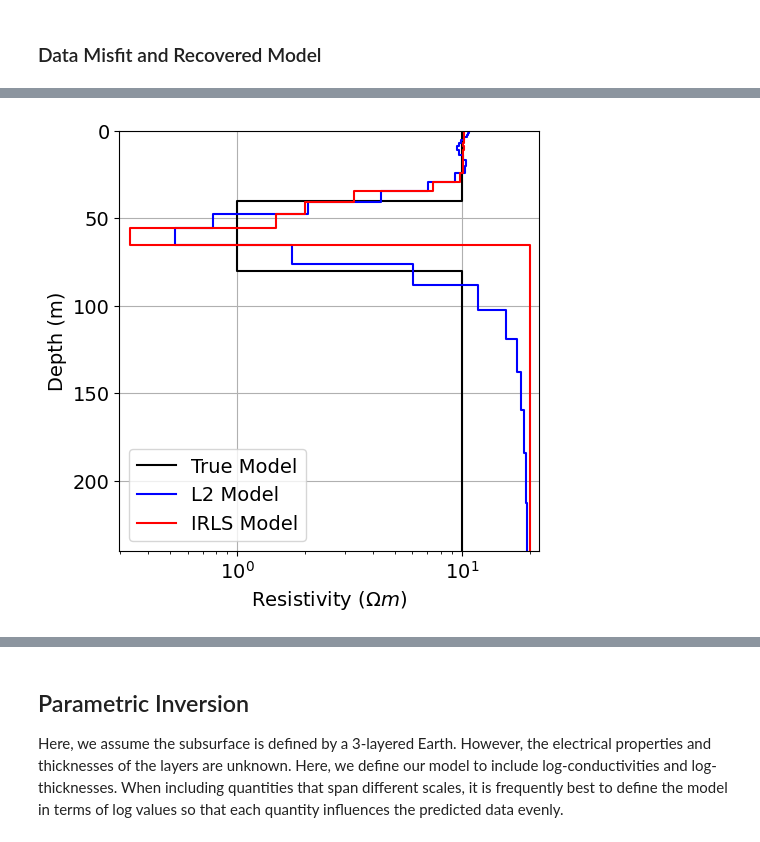
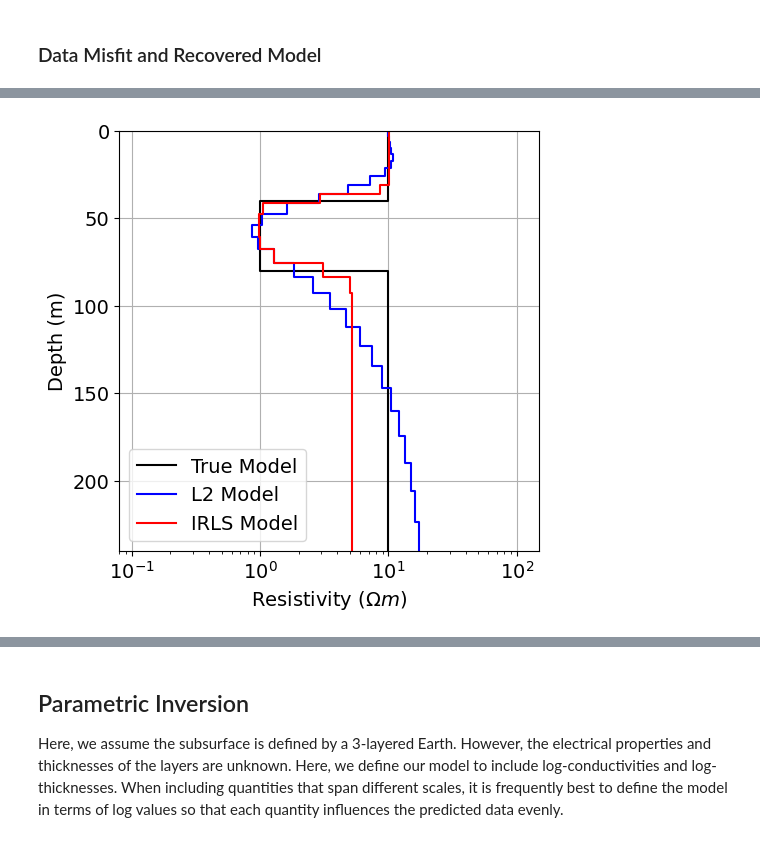
Before and after one commit to sgkang/targeted-inversion, a Jupyter notebook: inv_tdem_1d.ipynb, the cells around one changed output, grey strips where cells are left out. Saved outputs shown, nothing was run; the diff lists cells and outputs as text; code cells hidden in the pictures.

```diff
--- a/inv_tdem_1d.ipynb
+++ b/inv_tdem_1d.ipynb
@@ -202,9 +203,9 @@ print("MAXIMUM DIFFUSION DISTANCE: {} m".format(d_max))
 MINIMUM DIFFUSION DISTANCE: 12.5 m
 MAXIMUM DIFFUSION DISTANCE: 395.28470752104744 m
 # %%
-depth_min = 1  # top layer thickness
-depth_max = 800.0  # depth to lowest layer
-geometric_factor = 1.15  # rate of thickness increase
+depth_min = 3.  # top layer thickness
+depth_max = 300.0  # depth to lowest layer
+geometric_factor = 1.07  # rate of thickness increase
 # %%
 # Increase subsequent layer thicknesses by the geometric factors until
 # it reaches the maximum layer depth.
@@ -528,20 +548,21 @@ plt.show()
 # %%
 # Plot true model and recovered model
 fig = plt.figure(figsize=(6, 6))
 
 ax1 = fig.add_axes([0.2, 0.15, 0.7, 0.7])
 plot_1d_layer_model(true_layers, 1./true_conductivities, ax=ax1, color="k")
 plot_1d_layer_model(
     layer_thicknesses, 1./(log_conductivity_map * inv_prob_irls.l2model), ax=ax1, color="b"
 )
 plot_1d_layer_model(
     layer_thicknesses, 1./(log_conductivity_map * recovered_model_irls), ax=ax1, color="r"
 )
 ax1.grid()
 ax1.set_xlabel(r"Resistivity ($\Omega m$)")
-# ax1.set_xlim(0.8 * x_min, 1.5 * x_max)
+x_min, x_max = 0.1, 100
+ax1.set_xlim(0.8 * x_min, 1.5 * x_max)
 ax1.set_ylim([np.sum(true_layers), 0])
 ax1.legend(["True Model", "L2 Model", "IRLS Model"])
 plt.show()
 # %% [output]
-[figure, old version]
+[figure, new version]
```
Also changed, not shown: parts of 20 cells of this notebook.
